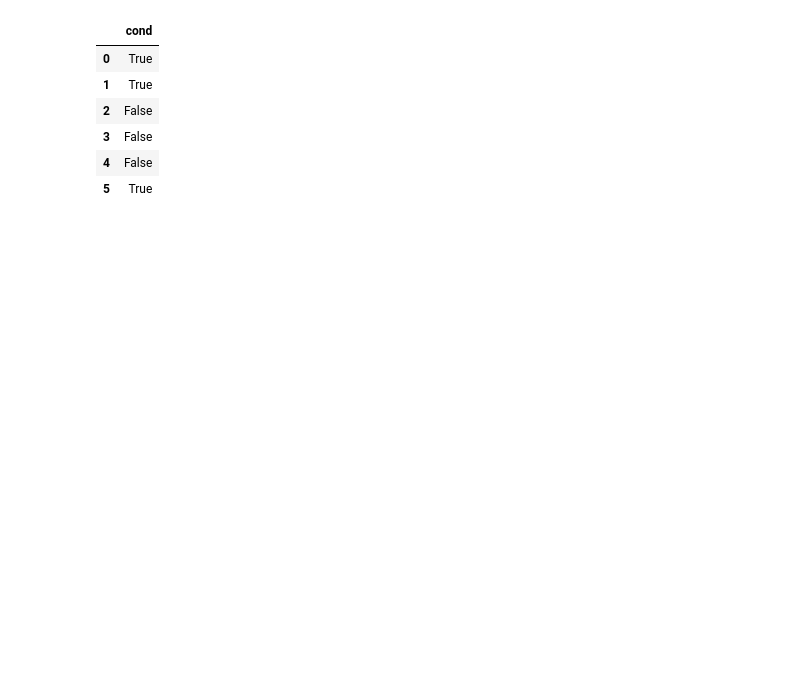
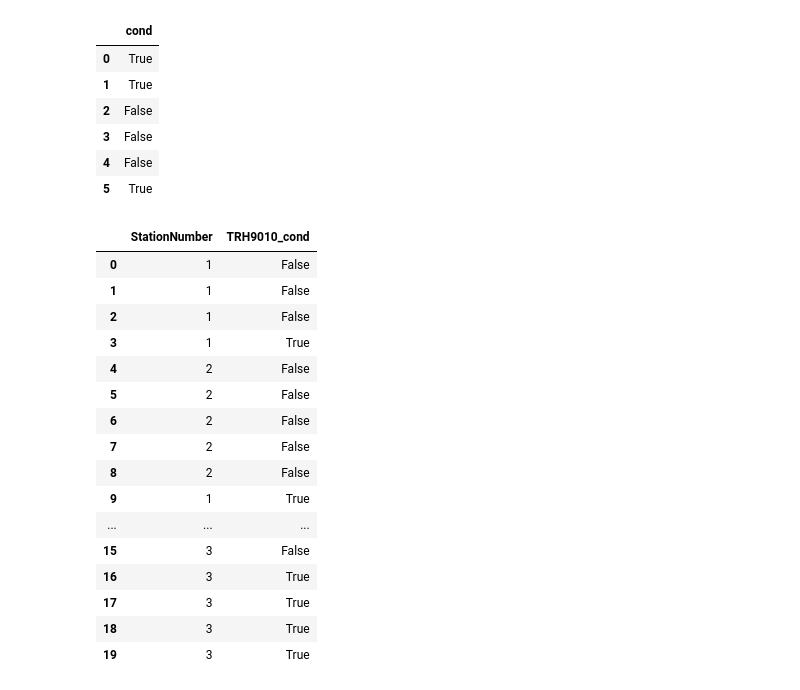
Before and after one commit to kppeterkiss/FusariumMap, a Jupyter notebook: notebooks/research.ipynb, the cells around one changed output. Saved outputs shown, nothing was run; the diff lists cells and outputs as text; code cells hidden in the pictures; blank space fills up the shorter version.

```diff
--- a/notebooks/research.ipynb
+++ b/notebooks/research.ipynb
@@ -392 +406,21 @@ df = pd.DataFrame(\
+# %%
+df1
+# %% [output]
+|  | StationNumber | TRH9010_cond |
+| 0 | 1 | False |
+| 1 | 1 | False |
+| 2 | 1 | False |
+| 3 | 1 | True |
+| 4 | 2 | False |
+| 5 | 2 | False |
+| 6 | 2 | False |
+| 7 | 2 | False |
+| 8 | 2 | False |
+| 9 | 1 | True |
+| ... | ... | ... |
+| 15 | 3 | False |
+| 16 | 3 | True |
+| 17 | 3 | True |
+| 18 | 3 | True |
+| 19 | 3 | True |
 # %%
```
Also changed, not shown: parts of 67 cells of this notebook, 9 other files.
